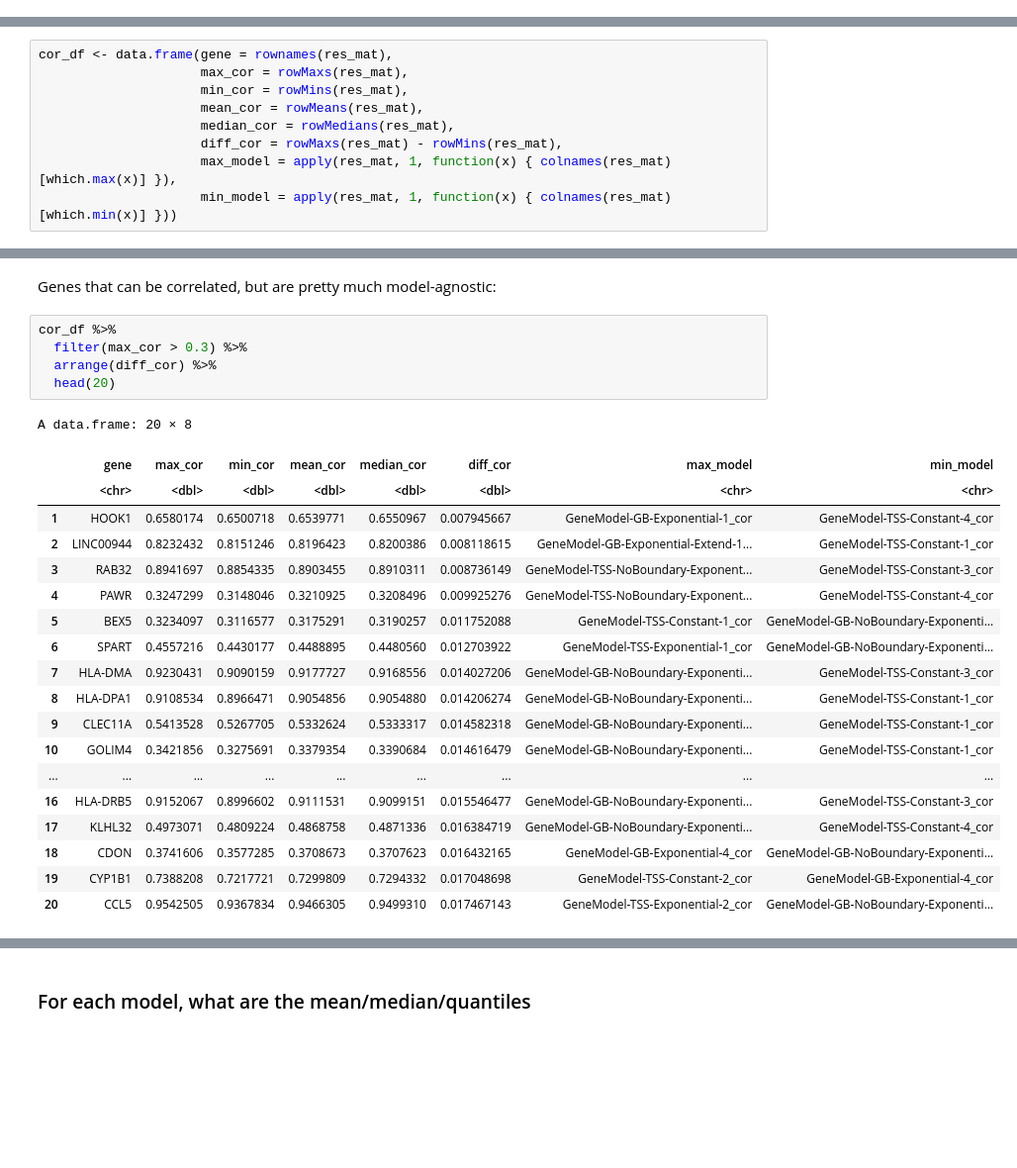
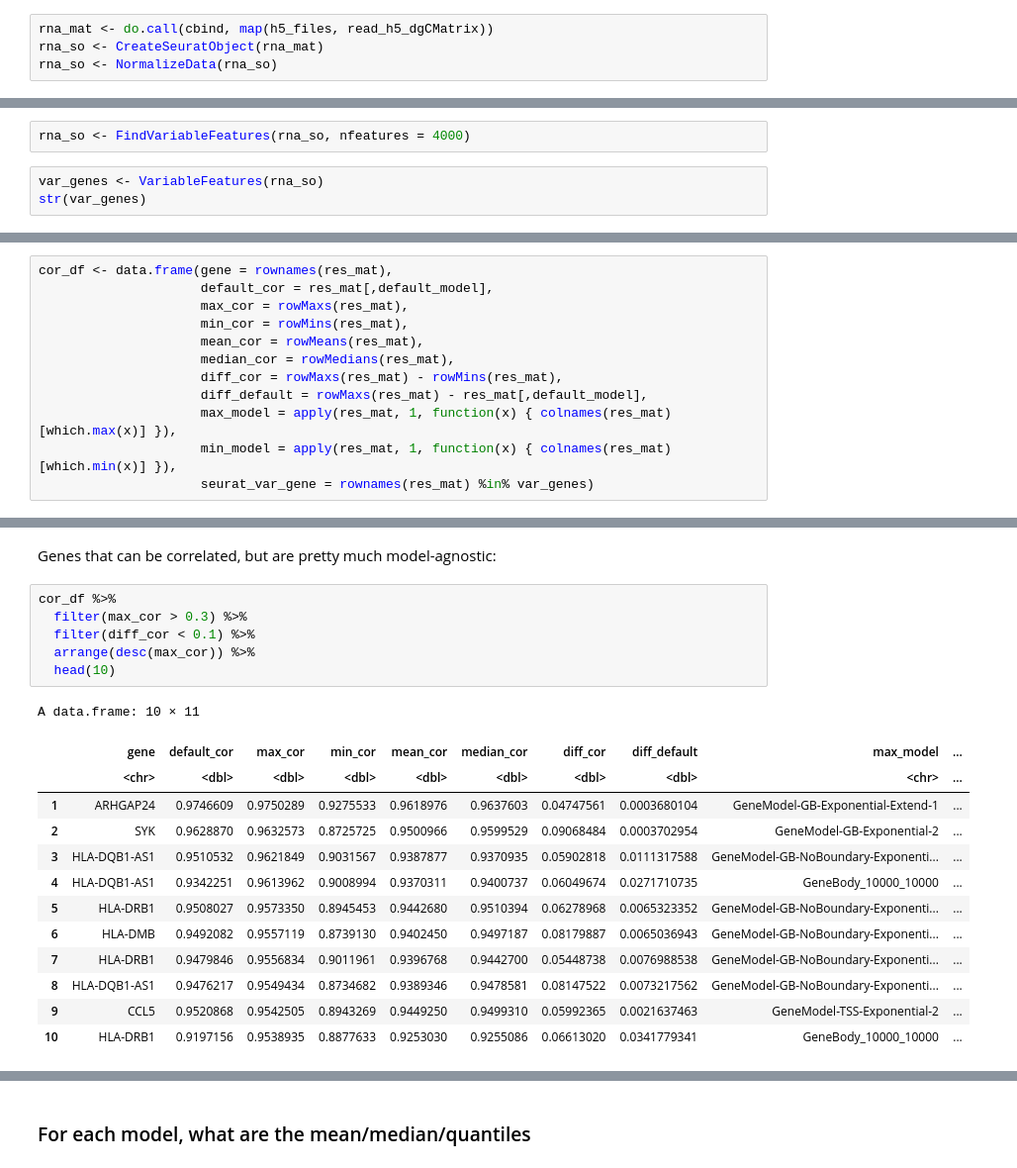
Before and after one commit to aifimmunology/ArchR_2020, a Jupyter notebook: Code/03_compare_scores.ipynb, the cells around one changed output, grey strips where cells are left out. Shown at 99% size. Saved outputs shown, nothing was run; the diff lists cells and outputs as text; blank space fills up the shorter version.

```diff
--- a/Code/03_compare_scores.ipynb
+++ b/Code/03_compare_scores.ipynb
@@ -5,0 +12,4 @@ quiet_library(matrixStats)
+# %%
+rna_mat <- do.call(cbind, map(h5_files, read_h5_dgCMatrix))
+rna_so <- CreateSeuratObject(rna_mat)
+rna_so <- NormalizeData(rna_so)
@@ -5,0 +19,5 @@ quiet_library(matrixStats)
+# %%
+rna_so <- FindVariableFeatures(rna_so, nfeatures = 4000)
+# %%
+var_genes <- VariableFeatures(rna_so)
+str(var_genes)
@@ -40,13 +48,16 @@ res_mat[is.na(res_mat)] <- 0
 ### For each gene, which model works best/worst
 # %%
 cor_df <- data.frame(gene = rownames(res_mat),
+                     default_cor = res_mat[,default_model],
                      max_cor = rowMaxs(res_mat),
                      min_cor = rowMins(res_mat),
                      mean_cor = rowMeans(res_mat),
                      median_cor = rowMedians(res_mat),
                      diff_cor = rowMaxs(res_mat) - rowMins(res_mat),
+                     diff_default = rowMaxs(res_mat) - res_mat[,default_model],
                      max_model = apply(res_mat, 1, function(x) { colnames(res_mat)[which.max(x)] }),
-                     min_model = apply(res_mat, 1, function(x) { colnames(res_mat)[which.min(x)] }))
+                     min_model = apply(res_mat, 1, function(x) { colnames(res_mat)[which.min(x)] }),
+                     seurat_var_gene = rownames(res_mat) %in% var_genes)
 # %% [markdown]
 Genes for which model selection matters the most:
 # %%
@@ -104,28 +145,23 @@ Genes that can be correlated, but are pretty much model-agnostic:
 # %%
 cor_df %>%
   filter(max_cor > 0.3) %>%
-  arrange(diff_cor) %>%
-  head(20)
+  filter(diff_cor < 0.1) %>%
+  arrange(desc(max_cor)) %>%
+  head(10)
 # %% [output]
-A data.frame: 20 × 8
+A data.frame: 10 × 11
-|  | gene | max_cor | min_cor | mean_cor | median_cor | diff_cor | max_model | min_model |
-|  | <chr> | <dbl> | <dbl> | <dbl> | <dbl> | <dbl> | <chr> | <chr> |
-| 1 | HOOK1 | 0.6580174 | 0.6500718 | 0.6539771 | 0.6550967 | 0.007945667 | GeneModel-GB-Exponential-1_cor | GeneModel-TSS-Constant-4_cor |
-| 2 | LINC00944 | 0.8232432 | 0.8151246 | 0.8196423 | 0.8200386 | 0.008118615 | GeneModel-GB-Exponential-Extend-1... | GeneModel-TSS-Constant-1_cor |
-| 3 | RAB32 | 0.8941697 | 0.8854335 | 0.8903455 | 0.8910311 | 0.008736149 | GeneModel-TSS-NoBoundary-Exponent... | GeneModel-TSS-Constant-3_cor |
-| 4 | PAWR | 0.3247299 | 0.3148046 | 0.3210925 | 0.3208496 | 0.009925276 | GeneModel-TSS-NoBoundary-Exponent... | GeneModel-TSS-Constant-4_cor |
-| 5 | BEX5 | 0.3234097 | 0.3116577 | 0.3175291 | 0.3190257 | 0.011752088 | GeneModel-TSS-Constant-1_cor | GeneModel-GB-NoBoundary-Exponenti... |
-| 6 | SPART | 0.4557216 | 0.4430177 | 0.4488895 | 0.4480560 | 0.012703922 | GeneModel-TSS-Exponential-1_cor | GeneModel-GB-NoBoundary-Exponenti... |
-| 7 | HLA-DMA | 0.9230431 | 0.9090159 | 0.9177727 | 0.9168556 | 0.014027206 | GeneModel-GB-NoBoundary-Exponenti... | GeneModel-TSS-Constant-3_cor |
-| 8 | HLA-DPA1 | 0.9108534 | 0.8966471 | 0.9054856 | 0.9054880 | 0.014206274 | GeneModel-GB-NoBoundary-Exponenti... | GeneModel-TSS-Constant-1_cor |
-| 9 | CLEC11A | 0.5413528 | 0.5267705 | 0.5332624 | 0.5333317 | 0.014582318 | GeneModel-GB-NoBoundary-Exponenti... | GeneModel-TSS-Constant-1_cor |
-| 10 | GOLIM4 | 0.3421856 | 0.3275691 | 0.3379354 | 0.3390684 | 0.014616479 | GeneModel-GB-NoBoundary-Exponenti... | GeneModel-TSS-Constant-1_cor |
-| ... | ... | ... | ... | ... | ... | ... | ... | ... |
-| 16 | HLA-DRB5 | 0.9152067 | 0.8996602 | 0.9111531 | 0.9099151 | 0.015546477 | GeneModel-GB-NoBoundary-Exponenti... | GeneModel-TSS-Constant-3_cor |
-| 17 | KLHL32 | 0.4973071 | 0.4809224 | 0.4868758 | 0.4871336 | 0.016384719 | GeneModel-GB-NoBoundary-Exponenti... | GeneModel-TSS-Constant-4_cor |
-| 18 | CDON | 0.3741606 | 0.3577285 | 0.3708673 | 0.3707623 | 0.016432165 | GeneModel-GB-Exponential-4_cor | GeneModel-GB-NoBoundary-Exponenti... |
-| 19 | CYP1B1 | 0.7388208 | 0.7217721 | 0.7299809 | 0.7294332 | 0.017048698 | GeneModel-TSS-Constant-2_cor | GeneModel-GB-Exponential-4_cor |
-| 20 | CCL5 | 0.9542505 | 0.9367834 | 0.9466305 | 0.9499310 | 0.017467143 | GeneModel-TSS-Exponential-2_cor | GeneModel-GB-NoBoundary-Exponenti... |
+|  | gene | default_cor | max_cor | min_cor | mean_cor | median_cor | diff_cor | diff_default | max_model | ... |
+|  | <chr> | <dbl> | <dbl> | <dbl> | <dbl> | <dbl> | <dbl> | <dbl> | <chr> | ... |
+| 1 | ARHGAP24 | 0.9746609 | 0.9750289 | 0.9275533 | 0.9618976 | 0.9637603 | 0.04747561 | 0.0003680104 | GeneModel-GB-Exponential-Extend-1 | ... |
+| 2 | SYK | 0.9628870 | 0.9632573 | 0.8725725 | 0.9500966 | 0.9599529 | 0.09068484 | 0.0003702954 | GeneModel-GB-Exponential-2 | ... |
+| 3 | HLA-DQB1-AS1 | 0.9510532 | 0.9621849 | 0.9031567 | 0.9387877 | 0.9370935 | 0.05902818 | 0.0111317588 | GeneModel-GB-NoBoundary-Exponenti... | ... |
+| 4 | HLA-DQB1-AS1 | 0.9342251 | 0.9613962 | 0.9008994 | 0.9370311 | 0.9400737 | 0.06049674 | 0.0271710735 | GeneBody_10000_10000 | ... |
+| 5 | HLA-DRB1 | 0.9508027 | 0.9573350 | 0.8945453 | 0.9442680 | 0.9510394 | 0.06278968 | 0.0065323352 | GeneModel-GB-NoBoundary-Exponenti... | ... |
+| 6 | HLA-DMB | 0.9492082 | 0.9557119 | 0.8739130 | 0.9402450 | 0.9497187 | 0.08179887 | 0.0065036943 | GeneModel-GB-NoBoundary-Exponenti... | ... |
+| 7 | HLA-DRB1 | 0.9479846 | 0.9556834 | 0.9011961 | 0.9396768 | 0.9442700 | 0.05448738 | 0.0076988538 | GeneModel-GB-NoBoundary-Exponenti... | ... |
+| 8 | HLA-DQB1-AS1 | 0.9476217 | 0.9549434 | 0.8734682 | 0.9389346 | 0.9478581 | 0.08147522 | 0.0073217562 | GeneModel-GB-NoBoundary-Exponenti... | ... |
+| 9 | CCL5 | 0.9520868 | 0.9542505 | 0.8943269 | 0.9449250 | 0.9499310 | 0.05992365 | 0.0021637463 | GeneModel-TSS-Exponential-2 | ... |
+| 10 | HLA-DRB1 | 0.9197156 | 0.9538935 | 0.8877633 | 0.9253030 | 0.9255086 | 0.06613020 | 0.0341779341 | GeneBody_10000_10000 | ... |
 # %%
 max_model_tbl <- table(cor_df$max_model)
 max_model_tbl <- max_model_tbl[order(max_model_tbl, decreasing = TRUE)]
```
Also changed, not shown: parts of 23 cells of this notebook, 16 other files.
